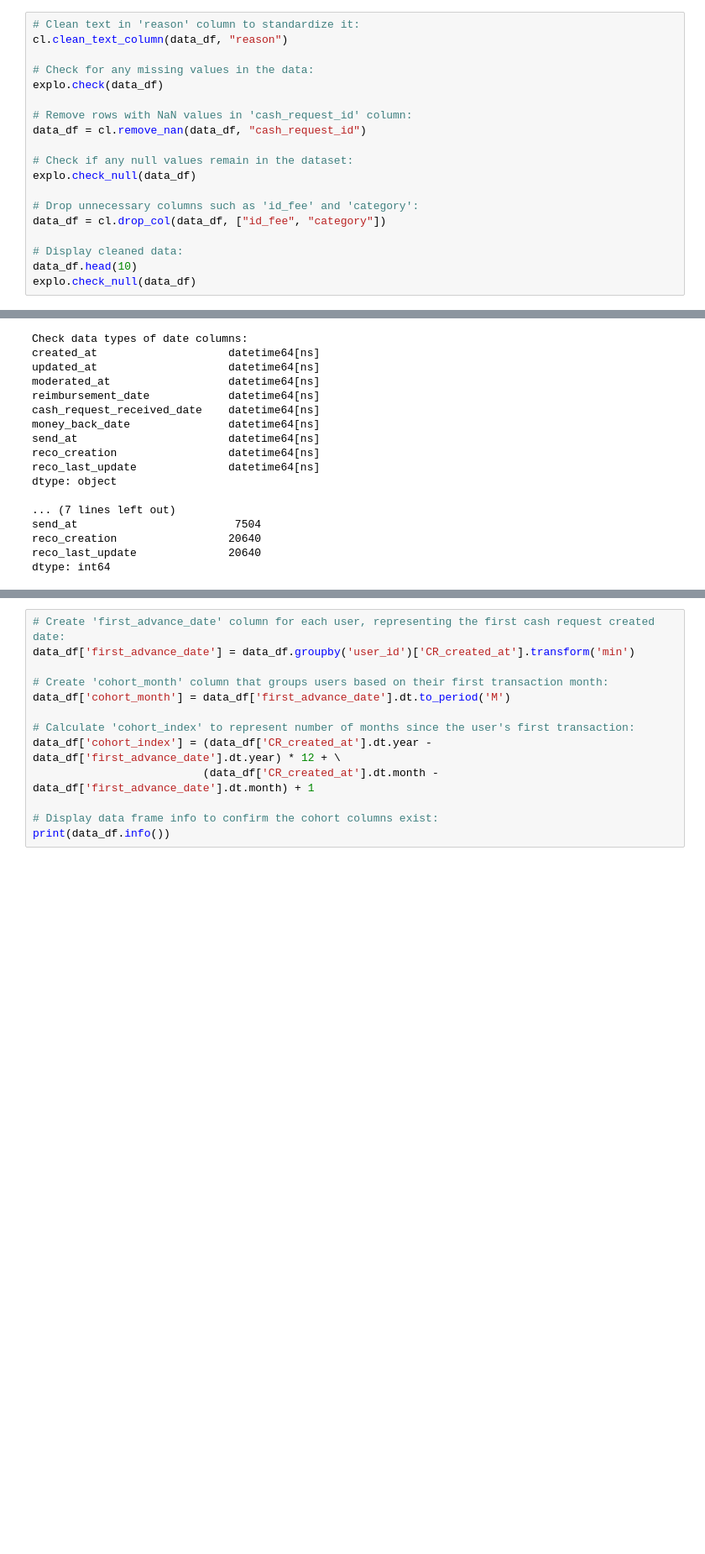
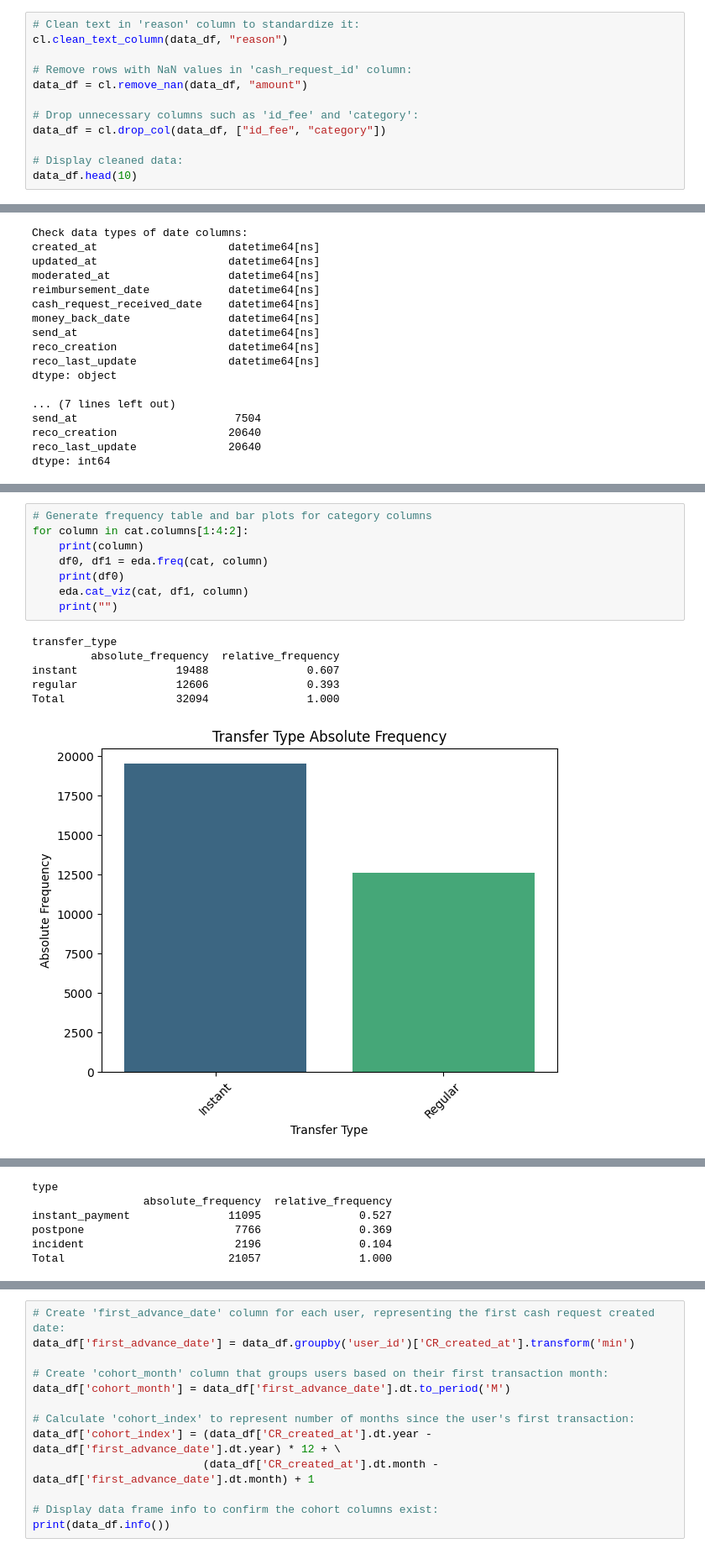
Before and after one commit to JayEm65/project-1-ironhack-payments-2-en, a Jupyter notebook: main_streamlined.ipynb, the cells around one changed output, grey strips where cells are left out. Shown at 84% size. Saved outputs shown, nothing was run; the diff lists cells and outputs as text; blank space fills up the shorter version.

```diff
--- a/main_streamlined.ipynb
+++ b/main_streamlined.ipynb
@@ -153,19 +167,12 @@ data_df = cl.rename_col(data_df, 'id', 'id_fee')
 # Clean text in 'reason' column to standardize it:
 cl.clean_text_column(data_df, "reason")
 
-# Check for any missing values in the data:
-explo.check(data_df)
-
 # Remove rows with NaN values in 'cash_request_id' column:
-data_df = cl.remove_nan(data_df, "cash_request_id")
-
-# Check if any null values remain in the dataset:
-explo.check_null(data_df)
+data_df = cl.remove_nan(data_df, "amount")
 
 # Drop unnecessary columns such as 'id_fee' and 'category':
 data_df = cl.drop_col(data_df, ["id_fee", "category"])
 
 # Display cleaned data:
 data_df.head(10)
-explo.check_null(data_df)
 # %% [output]
@@ -280,0 +338,15 @@ Count of duplicated values:
+# %%
+# Generate frequency table and bar plots for category columns
+for column in cat.columns[1:4:2]:
+    print(column)
+    df0, df1 = eda.freq(cat, column)
+    print(df0)
+    eda.cat_viz(cat, df1, column)
+    print("")
+# %% [output]
+transfer_type
+         absolute_frequency  relative_frequency
+instant               19488               0.607
+regular               12606               0.393
+Total                 32094               1.000
+[figure, added]
@@ -280,0 +354,6 @@ Count of duplicated values:
+type
+                 absolute_frequency  relative_frequency
+instant_payment               11095               0.527
+postpone                       7766               0.369
+incident                       2196               0.104
+Total                         21057               1.000
```
Also changed, not shown: parts of 27 cells of this notebook, 18 other files.
